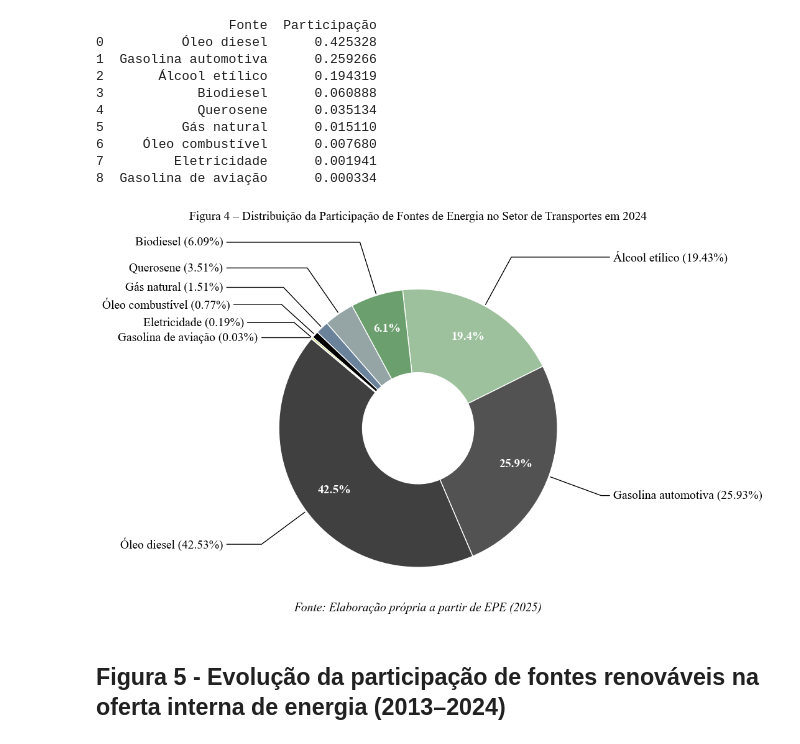
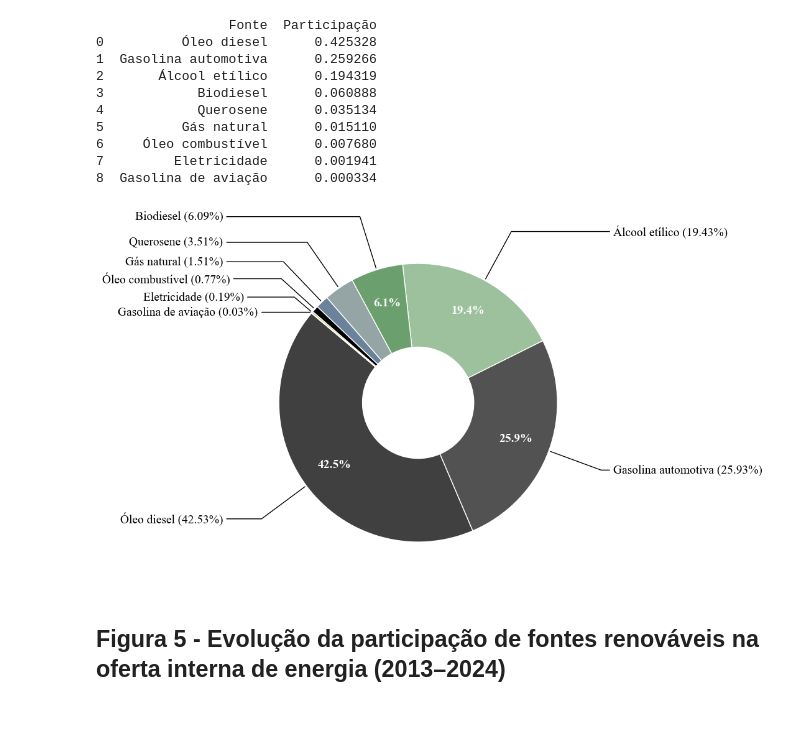
Before and after one commit to noguilhermee/mip-energia, a Jupyter notebook: app/Initial Plots.ipynb, the cells around one changed output. Drawn from its saved outputs; the diff is of its cells as text; code cells hidden in the pictures; blank space fills up the shorter version.

```diff
--- a/app/Initial Plots.ipynb
+++ b/app/Initial Plots.ipynb
@@ -190,7 +237,7 @@ plt.show()
 ## Figura 3 - Emissões Totais de CO₂ equivalente (MtCO₂e) por Setor no Brasil em 2024
 # %%
 # Lendo dos dados
-df_3 = pd.read_excel("../data/graphs/dados-epe-graficos.xlsx", sheet_name="Figura 3", skiprows=1)
+df_3 = pd.read_excel("../data/dados-epe-graficos.xlsx", sheet_name="Figura 3", skiprows=1)
 
 # Mantém apenas as primeiras 10 linhas
 df_3 = df_3.iloc[:4]
@@ -252,7 +311,7 @@ plt.show()
 ## Figura 4 - Distribuição da Participação de Fontes de Energia no Setor de Transportes em 2024
 # %%
 # Lendo dos dados
-df_4 = pd.read_excel("../data/graphs/dados-epe-graficos.xlsx", sheet_name="Figura 4", skiprows=1, usecols=[0,2])
+df_4 = pd.read_excel("../data/dados-epe-graficos.xlsx", sheet_name="Figura 4", skiprows=1, usecols=[0,2])
 
 # Mantém apenas as primeiras 10 linhas
 df_4 = df_4.iloc[:9]
@@ -316,37 +375,37 @@ for i, p in enumerate(wedges):
     if fonte_atual == 'Gasolina de aviação':
         off_y -= 0.25  # Move o texto um pouco mais para baixo no eixo Y
         off_x += 0.25  # Afasta levemente para a direita se necessário
 
     if fonte_atual == 'Eletricidade':
         off_y -= 0.15  # Move o texto um pouco mais para baixo no eixo Y
         off_x += 0.15  # Afasta levemente para a direita se necessário
 
     if fonte_atual == 'Óleo combustível':
         off_y -= 0.05  # Move o texto um pouco mais para baixo no eixo Y
         off_x += 0.05  # Afasta levemente para a direita se necessário
 
     ax.annotate(label_externo, xy=(x, y), xytext=(off_x, off_y),
                 horizontalalignment=horizontalalignment, verticalalignment='center',
                 arrowprops=dict(arrowstyle="-", color='black',
                 connectionstyle=f"angle,angleA=0,angleB={ang}"),
                 fontsize=TAMANHO_FONTE)
 
     # Porcentagem Interna (> 5%) com contraste automático
     if df_4.iloc[i]['Participação'] > 0.05:
         pos_y, pos_x = 0.75 * np.sin(np.deg2rad(ang)), 0.75 * np.cos(np.deg2rad(ang))
         cor_texto = 'white'
 
         ax.text(pos_x, pos_y, f"{df_4.iloc[i]['Participação']*100:.1f}%",
                 ha='center', va='center', color=cor_texto, fontweight='bold', fontsize=TAMANHO_FONTE)
 
-plt.title("Figura 4 – Distribuição da Participação de Fontes de Energia no Setor de Transportes em 2024", fontsize=TAMANHO_FONTE, fontweight='normal', pad=40, family='serif')
-ax.annotate("Fonte: Elaboração própria a partir de EPE (2025)", xy=(0.5, 0), xycoords='axes fraction', ha='center', va='top', fontsize=TAMANHO_FONTE, family='serif', style='italic')
+# plt.title("Figura 4 – Distribuição da Participação de Fontes de Energia no Setor de Transportes em 2024", fontsize=TAMANHO_FONTE, fontweight='normal', pad=40, family='serif')
+# ax.annotate("Fonte: Elaboração própria a partir de EPE (2025)", xy=(0.5, 0), xycoords='axes fraction', ha='center', va='top', fontsize=TAMANHO_FONTE, family='serif', style='italic')
 
 plt.subplots_adjust(left=0.2, right=0.8, top=0.85, bottom=0.15)
-plt.savefig('../data/graphs/chart4.png', dpi=600, bbox_inches='tight')
+plt.savefig('../data/graphs/fontes-transporte-2024.pdf', dpi=600, bbox_inches='tight')
 plt.show()
 # %% [output]
-[figure, old version]
+[figure, new version]
 # %% [markdown]
 ## Figura 5 - Evolução da participação de fontes renováveis na oferta interna de energia (2013–2024)
 # %%
```
Also changed, not shown: parts of 5 cells of this notebook, 20 other files.
